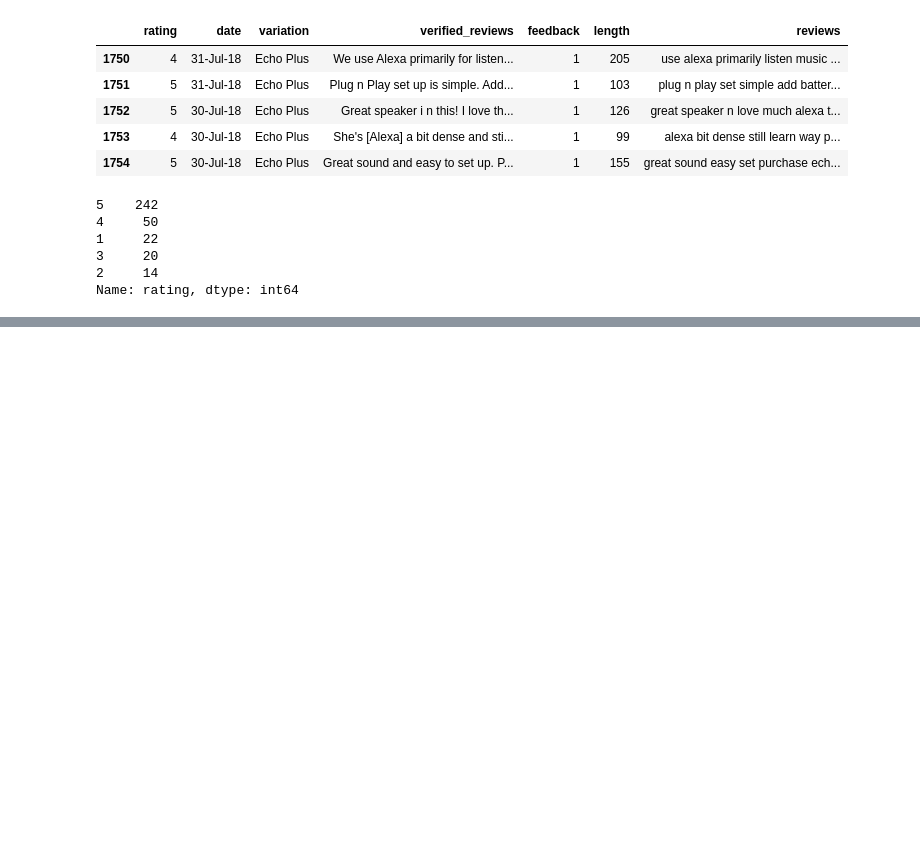
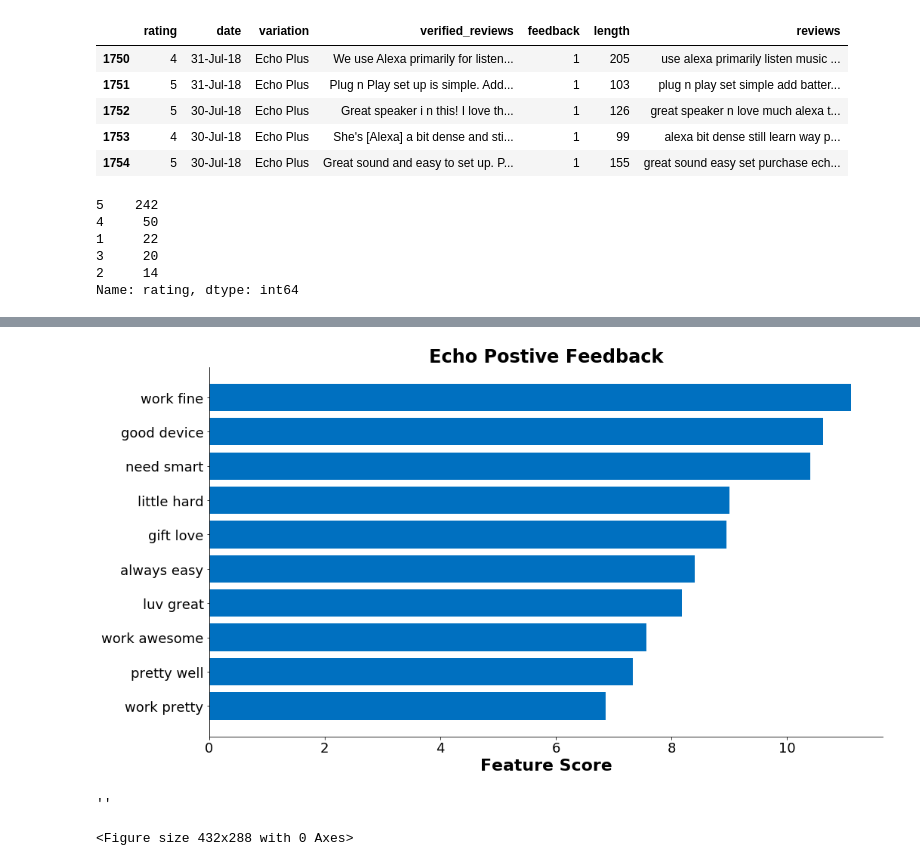
Before and after one commit to kelseyheng/amazon_echo_reviews, a Jupyter notebook: three_battleofthe_echos.ipynb, the cells around one changed output, grey strips where cells are left out. Drawn from its saved outputs; the diff is of its cells as text; code cells hidden in the pictures; blank space fills up the shorter version.

```diff
--- a/three_battleofthe_echos.ipynb
+++ b/three_battleofthe_echos.ipynb
@@ -257,0 +318,39 @@ pickle.dump(plus_df, open("echo_plus.pkl", "wb" ))
+# %%
+tfidf = TfidfVectorizer(ngram_range=(2, 2))
+X_tfidf = tfidf.fit_transform(pos_alexa['reviews'])
+y = pos_alexa['rating']
+chi2score = chi2(X_tfidf, y)[0]
+# %%
+scores = list(zip(tfidf.get_feature_names(), chi2score))
+chi2 = sorted(scores, key=lambda x:x[1])
+topchi2 = list(zip(*chi2[-10:]))
+x=range(len(topchi2[1]))
+
+fig, ax = plt.subplots(figsize=(16,9))
+ax.barh(x,topchi2[1], alpha=1, color='#0070C0')
+
+plt.title('Echo Postive Feedback', fontsize=24, weight='bold')
+
+# x-axis
+plt.xlabel("Feature Score", fontsize=22, weight='bold')
+plt.xticks(fontsize=18)
+
+#y-axis
+labels = topchi2[0]
+plt.yticks(x, labels, fontsize=18)
+
+ax.spines['right'].set_visible(False)
+ax.spines['top'].set_visible(False)
+ax.spines['bottom'].set_visible(True)
+ax.spines['left'].set_visible(True)
+
+fig = plt.gcf()
+plt.show()
+plt.draw()
+
+fig.savefig('alexa_positive.jpg')
+;
+# %% [output]
+[figure, added]
+''
+<Figure size 432x288 with 0 Axes>
```
Also changed, not shown: parts of 8 cells of this notebook.
